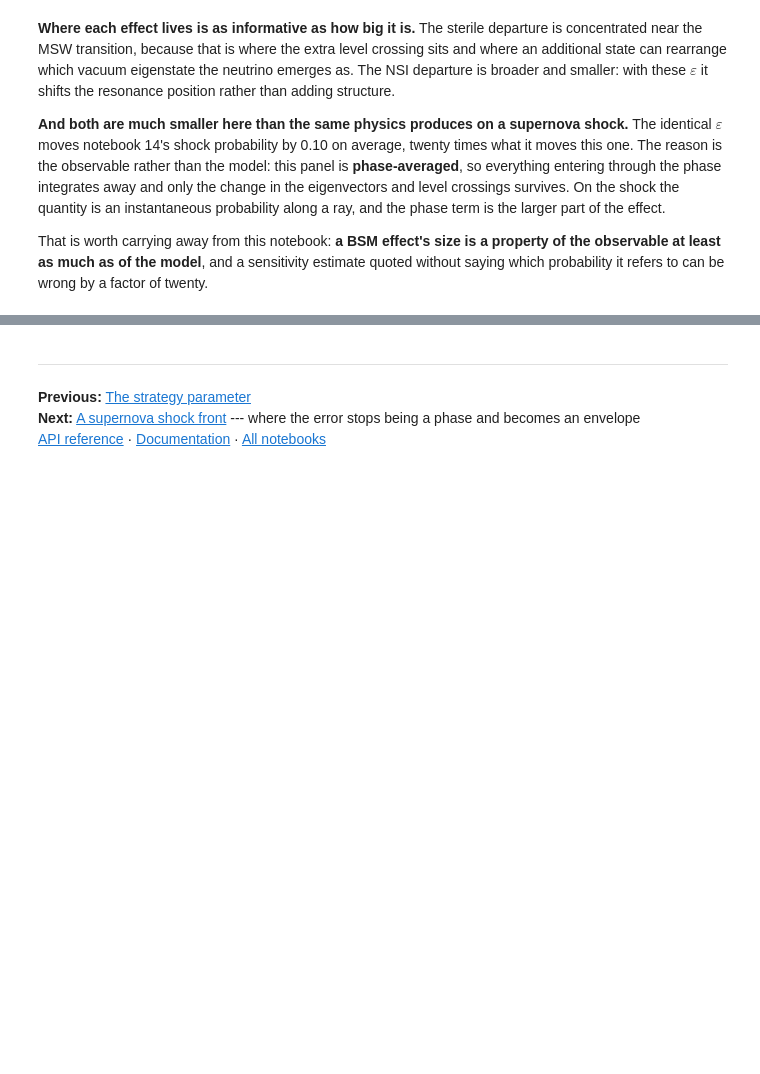
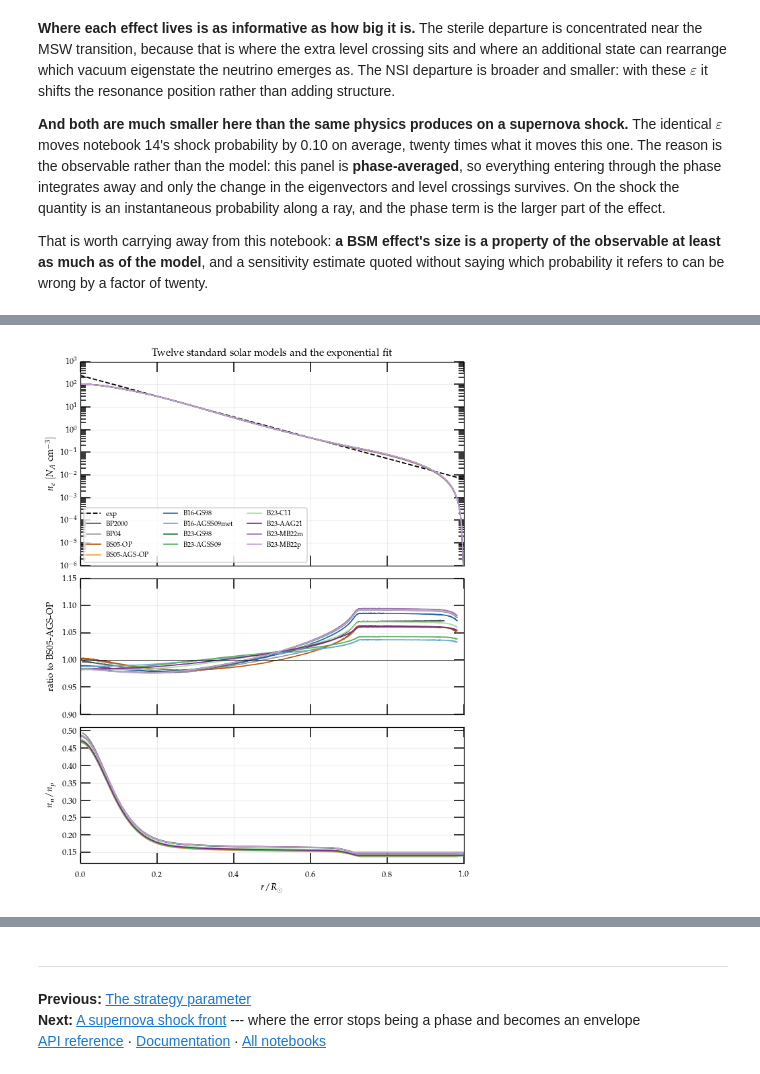
Before and after one commit to mbustama/Magnus, a Jupyter notebook: notebooks/13_magnus_tabulated_solar_model.ipynb, the cells around one changed output, grey strips where cells are left out. Cells and saved outputs as stored; diff of their text form; code cells hidden in the pictures; blank space fills up the shorter version.

```diff
--- a/notebooks/13_magnus_tabulated_solar_model.ipynb
+++ b/notebooks/13_magnus_tabulated_solar_model.ipynb
@@ -637,0 +828,52 @@ which probability it refers to can be wrong by a factor of twenty.
+# %%
+GENERATION = {'BP': ('#555555', '#999999'),
+              'BS05': ('#b35806', '#f1a340'),
+              'B16': ('#2166ac', '#67a9cf'),
+              'B23': ('#1b7837', '#5aae61', '#a6dba0', '#762a83', '#9970ab', '#c2a5cf')}
+
+
+def style(name):
+    """One hue per generation of models, shades within it; the fit dashed and black."""
+    if name == 'exp':
+        return dict(color='k', ls='--', lw=1.2)
+    gen = 'BP' if name.startswith('BP') else name.split('-')[0]
+    members = [m for m in solarmodels.available_solar_models()
+               if (m.startswith('BP') if gen == 'BP' else m.startswith(gen + '-'))]
+    return dict(color=GENERATION[gen][members.index(name)], ls='-', lw=1.1)
+
+
+LABEL = dict(fontsize=9)
+fig, ax = plt.subplots(3, 1, figsize=(6.6, 8.2), sharex=True,
+                       gridspec_kw=dict(height_ratios=[1.5, 1.0, 1.0], hspace=0.08))
+per_cm3 = gd.N_AV*gd.UNIT_PER_CM3
+ref_ne = solarmodels.electron_density_profile(MODEL)
+for name in PROFILES:
+    if name == 'exp':
+        rr = np.linspace(0.0, 1.0, 400)
+    else:
+        rr = solarmodels.load_solar_model(name)['r_over_r_sun']   # the tabulated rows only
+    xs = rr*L_SURFACE
+    ne = np.asarray(ne_profile(name)(xs))
+    ax[0].semilogy(rr, ne/per_cm3, label=name, **style(name))
+    inside = rr <= solarmodels.solar_model_info(MODEL)['r_max']
+    if name not in (MODEL, 'exp'):      # the fit's ratio runs off this scale; notebook 28 draws it
+        ax[1].plot(rr[inside], ne[inside]/ref_ne(xs[inside]), **style(name))
+    if name != 'exp':
+        ax[2].plot(rr, ratio_profile(name)(xs), **style(name))
+ax[0].set_ylabel(r'$n_e\ [N_A\ {\rm cm}^{-3}]$', **LABEL)
+ax[0].set_ylim(1e-6, 1e3)
+ax[0].legend(fontsize=6.8, ncol=3, loc='lower left')
+ax[0].set_title('Twelve standard solar models and the exponential fit', fontsize=10)
+ax[1].axhline(1.0, color='k', lw=0.6)
+ax[1].set_ylim(0.9, 1.15)
+ax[1].set_ylabel('ratio to %s' % MODEL, **LABEL)
+ax[2].set_ylabel(r'$n_n/n_p$', **LABEL)
+ax[2].set_xlabel(r'$r/R_\odot$', **LABEL)
+ax[2].set_xlim(0.0, 1.0)
+for a in ax:
+    a.grid(True, alpha=0.2)
+    a.tick_params(labelsize=8)
+fig.align_ylabels(ax)
+fig.savefig('../fig/solar_models_all_profiles.pdf', bbox_inches='tight')
+# %% [output]
+[figure, added]
```
Also changed, not shown: parts of 30 cells of this notebook, 11 other files.
